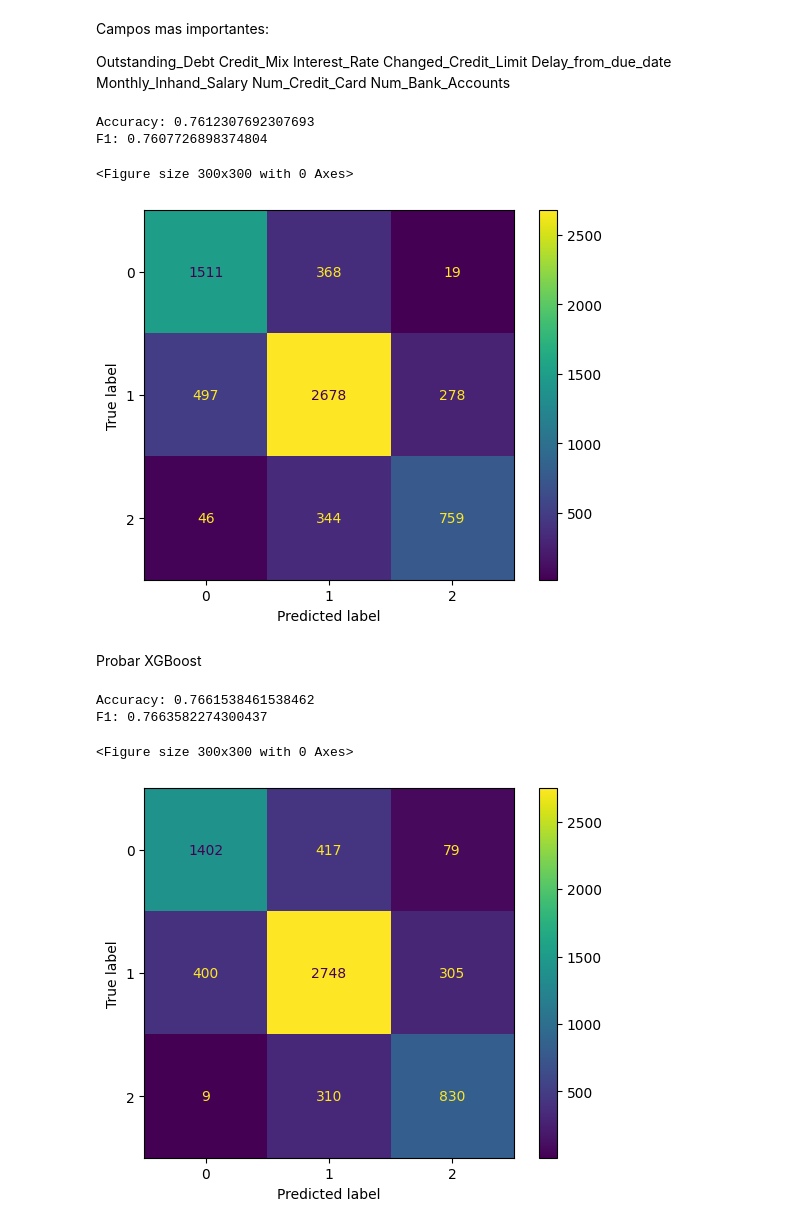
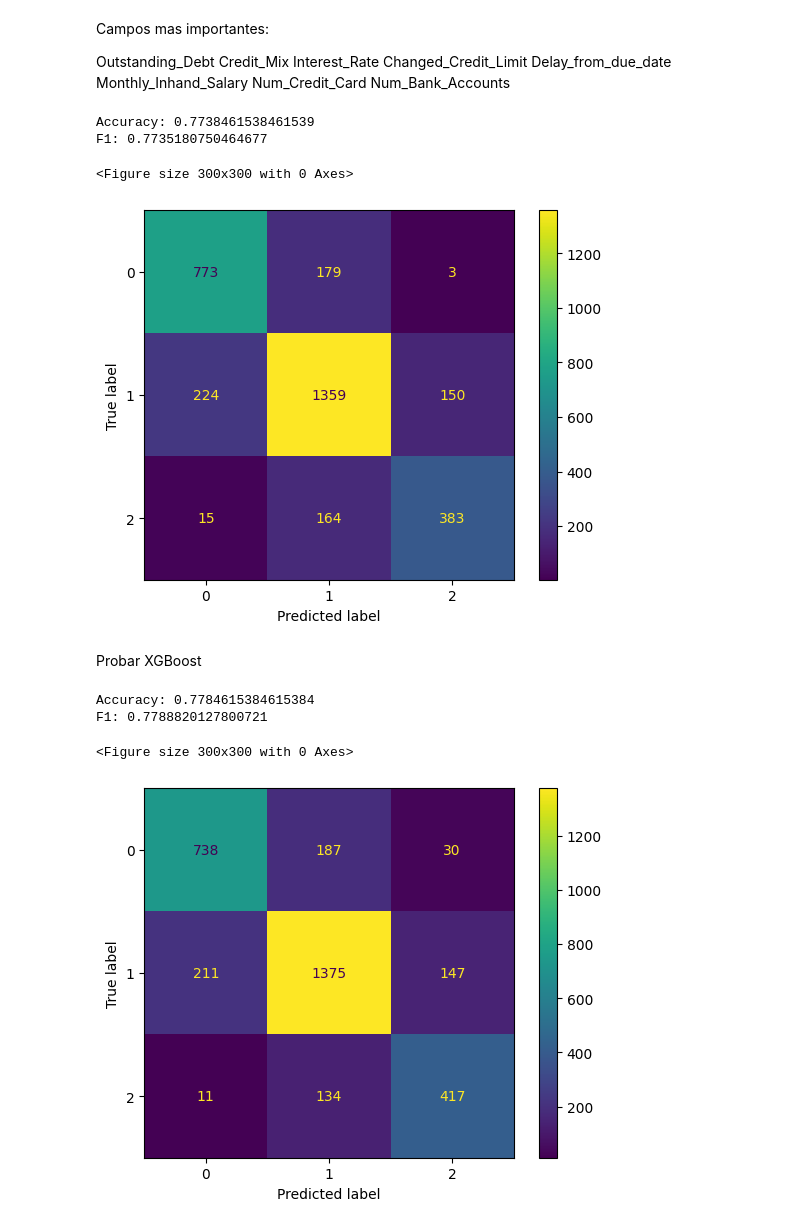
Before and after one commit to Sergio3d/CD-Core, a Jupyter notebook: tema 4/practica4_actualizada.ipynb, the cells around one changed output. Saved outputs shown, nothing was run; the diff lists cells and outputs as text; code cells hidden in the pictures.

```diff
--- a/tema 4/practica4_actualizada.ipynb
+++ b/tema 4/practica4_actualizada.ipynb
@@ -266,11 +266,16 @@ def evalua(y_test, data_pred):
     disp.plot()
     plt.show()
 # %%
-n_fit=int(train_df.shape[0]*0.9)
+n_fit=int(train_df.shape[0]*0.95)
+print(n_fit)
+print(study_train_df.shape[0])
 
-X = study_train_df
+X = new_train_df.sample(frac=1).reset_index(drop=True)
 
-X_train = X[X.columns.drop('Credit_Score')][:n_fit]
-y_train = X['Credit_Score'][:n_fit]
 X_test = X[X.columns.drop('Credit_Score')][n_fit:]
 y_test = X['Credit_Score'][n_fit:]
+
+X=X[:n_fit]
+
+X_train = X[X.columns.drop('Credit_Score')]
+y_train = X['Credit_Score']
@@ -328,15 +336,15 @@ Num_Bank_Accounts
 # %%
 from sklearn.neighbors import KNeighborsClassifier
 
-classifier = KNeighborsClassifier().fit(X_train,y_train)
+classifier = KNeighborsClassifier(n_neighbors=3).fit(X_train,y_train)
 data_pred = classifier.predict(X_test.values)
 
 evalua(y_test, data_pred)
 # %% [output]
-Accuracy: 0.7612307692307693
-F1: 0.7607726898374804
+Accuracy: 0.7738461538461539
+F1: 0.7735180750464677
 <Figure size 300x300 with 0 Axes>
-[figure, old version]
+[figure, new version]
 # %% [markdown]
 Probar XGBoost
 # %%
@@ -345,7 +353,7 @@ from xgboost import XGBClassifier
 data_pred = XGBClassifier().fit(X_train, y_train).predict(X_test)
 evalua(y_test, data_pred)
 # %% [output]
-Accuracy: 0.7661538461538462
-F1: 0.7663582274300437
+Accuracy: 0.7784615384615384
+F1: 0.7788820127800721
 <Figure size 300x300 with 0 Axes>
-[figure, old version]
+[figure, new version]
```
Also changed, not shown: parts of 8 cells of this notebook.
